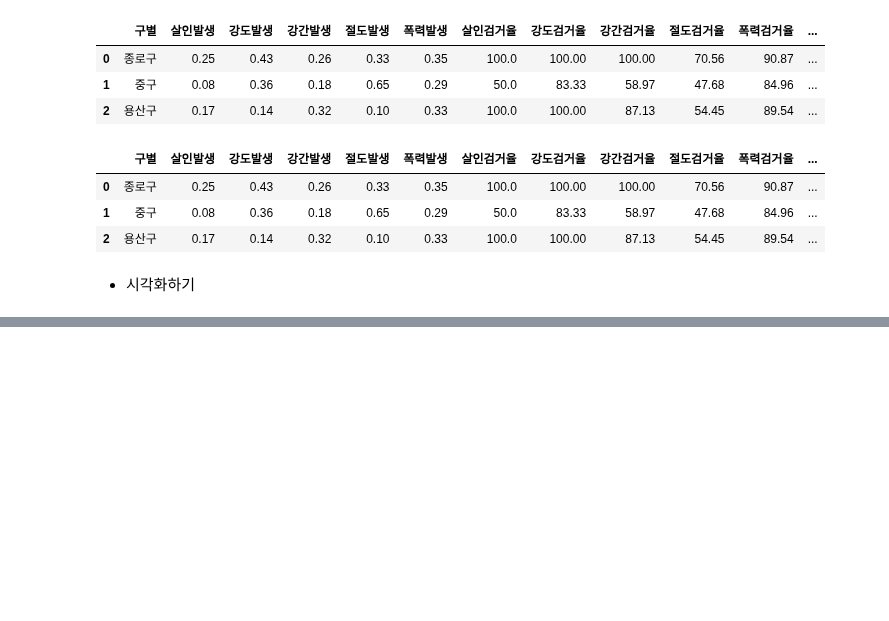
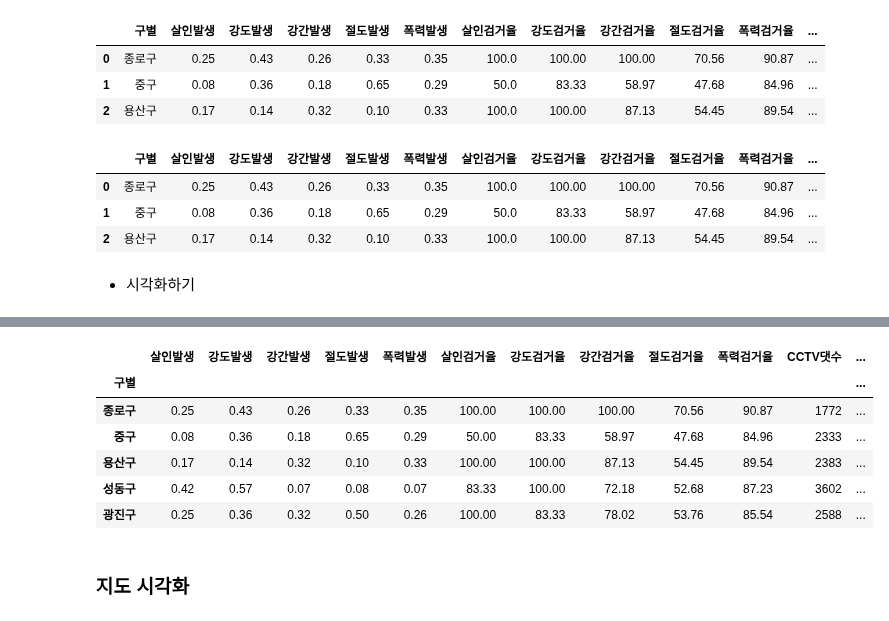
Before and after one commit to saemsaemoo/MachineLearning-2021-12, a Jupyter notebook: 13.보강/11.서울시범죄.ipynb, the cells around one changed output, grey strips where cells are left out. Saved outputs shown, nothing was run; the diff lists cells and outputs as text; code cells hidden in the pictures; blank space fills up the shorter version.

```diff
--- a/13.보강/11.서울시범죄.ipynb
+++ b/13.보강/11.서울시범죄.ipynb
@@ -157,0 +198,11 @@ sns.pairplot(cdf, vars=['강도발생', '살인발생', '폭력발생'], kind='r
+# %%
+cdf.set_index('구별', inplace=True)
+cdf.head()
+# %% [output]
+|  | 살인발생 | 강도발생 | 강간발생 | 절도발생 | 폭력발생 | 살인검거율 | 강도검거율 | 강간검거율 | 절도검거율 | 폭력검거율 | CCTV댓수 | ... |
+| 구별 |  |  |  |  |  |  |  |  |  |  |  | ... |
+| 종로구 | 0.25 | 0.43 | 0.26 | 0.33 | 0.35 | 100.00 | 100.00 | 100.00 | 70.56 | 90.87 | 1772 | ... |
+| 중구 | 0.08 | 0.36 | 0.18 | 0.65 | 0.29 | 50.00 | 83.33 | 58.97 | 47.68 | 84.96 | 2333 | ... |
+| 용산구 | 0.17 | 0.14 | 0.32 | 0.10 | 0.33 | 100.00 | 100.00 | 87.13 | 54.45 | 89.54 | 2383 | ... |
+| 성동구 | 0.42 | 0.57 | 0.07 | 0.08 | 0.07 | 83.33 | 100.00 | 72.18 | 52.68 | 87.23 | 3602 | ... |
+| 광진구 | 0.25 | 0.36 | 0.32 | 0.50 | 0.26 | 100.00 | 83.33 | 78.02 | 53.76 | 85.54 | 2588 | ... |
@@ -157,0 +211,2 @@ sns.pairplot(cdf, vars=['강도발생', '살인발생', '폭력발생'], kind='r
+# %% [markdown]
+### 지도 시각화
```
Also changed, not shown: parts of 14 cells of this notebook, 3 other files.
